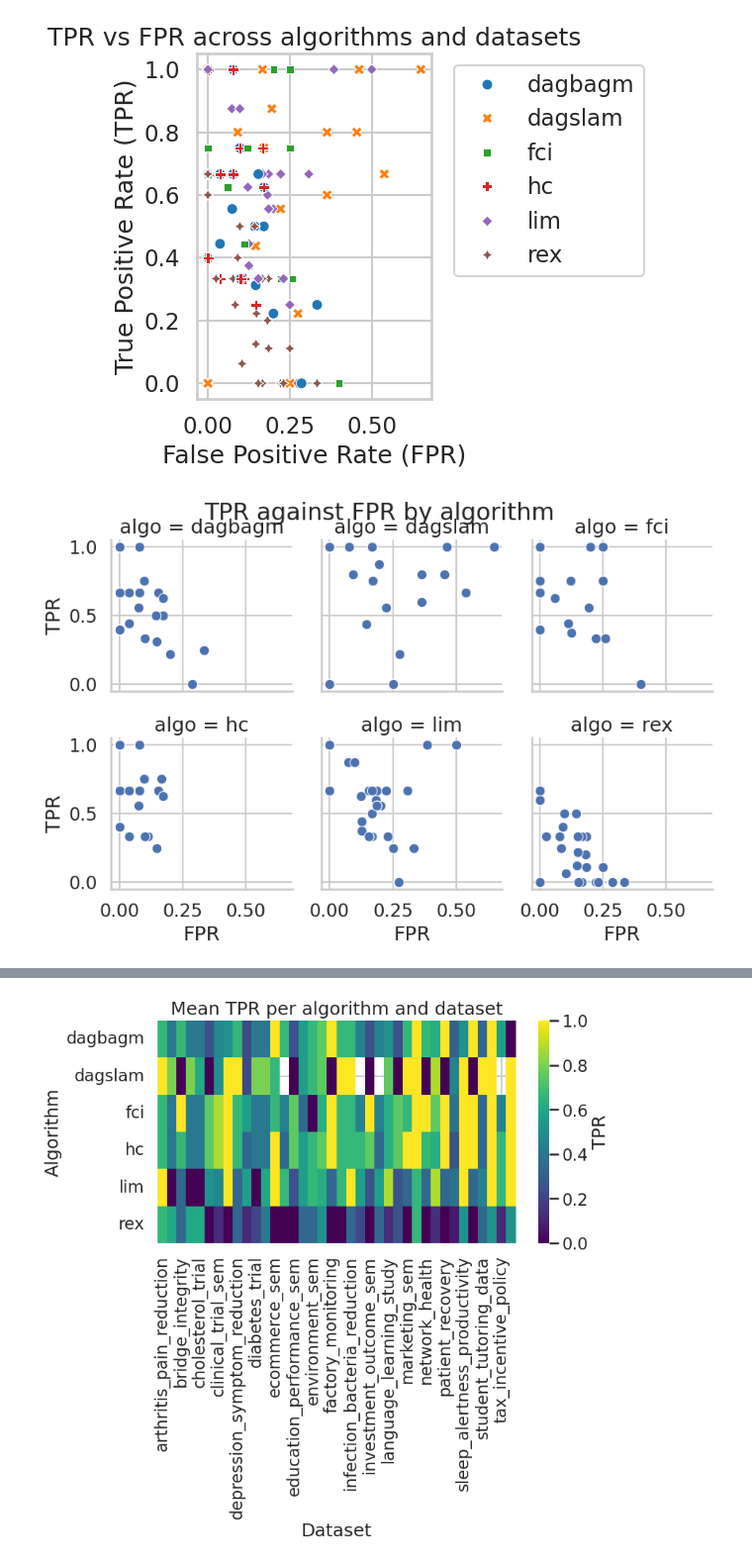
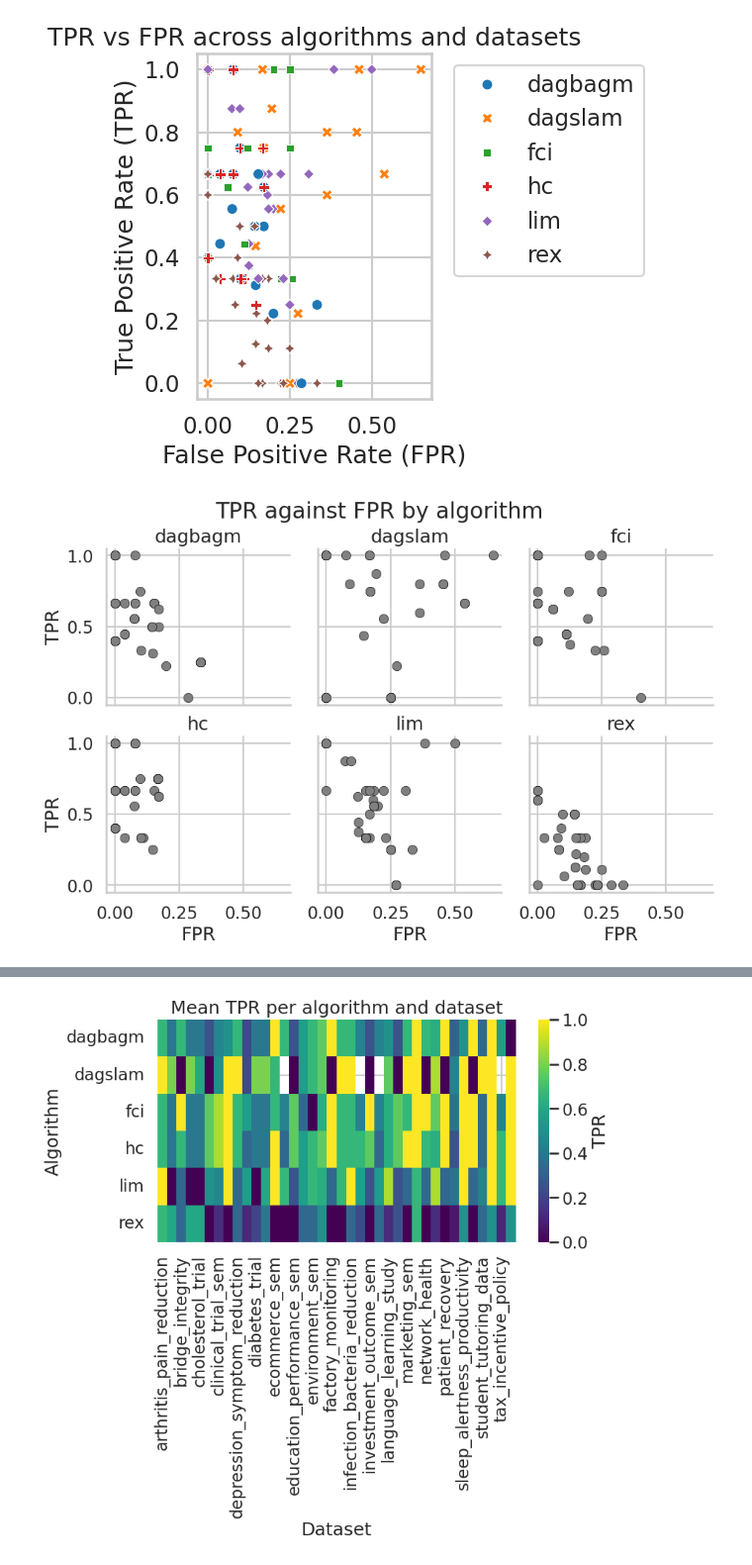
Before and after one commit to wigglypint/thesis, a Jupyter notebook: recidivism-causal/notebooks/score_plots.ipynb, the cells around one changed output, grey strips where cells are left out. Shown at 99% size. Drawn from its saved outputs; the diff is of its cells as text; code cells hidden in the pictures.

```diff
--- a/recidivism-causal/notebooks/score_plots.ipynb
+++ b/recidivism-causal/notebooks/score_plots.ipynb
@@ -161,20 +154,26 @@ plt.show()
 [figure]
 # %%
 palette = sns.color_palette("tab10")
+sns.set(style="whitegrid", context="talk")
 
 g = sns.FacetGrid(
     all_scores,
     col="algo",
     col_wrap=3,
-    height=3,
+    height=3.2,
     palette = sns.color_palette("tab10"),
     sharex=True,
-    sharey=True
+    sharey=True,
+    despine=True
 )
-g.map_dataframe(sns.scatterplot, x="FPR", y="TPR")
+g.map_dataframe(sns.scatterplot, x="FPR", y="TPR", color="gray", edgecolor="black", linewidth=0.4)
 g.set_axis_labels("FPR", "TPR")
-g.fig.subplots_adjust(top=0.9)
+g.set_titles(col_template="{col_name}")
+
+g.fig.subplots_adjust(wspace=0.15, hspace=0.2, top=0.88)
 g.fig.suptitle("TPR against FPR by algorithm")
+
+plt.savefig("tpr_fpr_scatter_multiples.png",dpi=600, bbox_inches="tight")
 plt.show()
 # %% [output]
-[figure, old version]
+[figure, new version]
```
Also changed, not shown: parts of 5 cells of this notebook, 7 other files.
